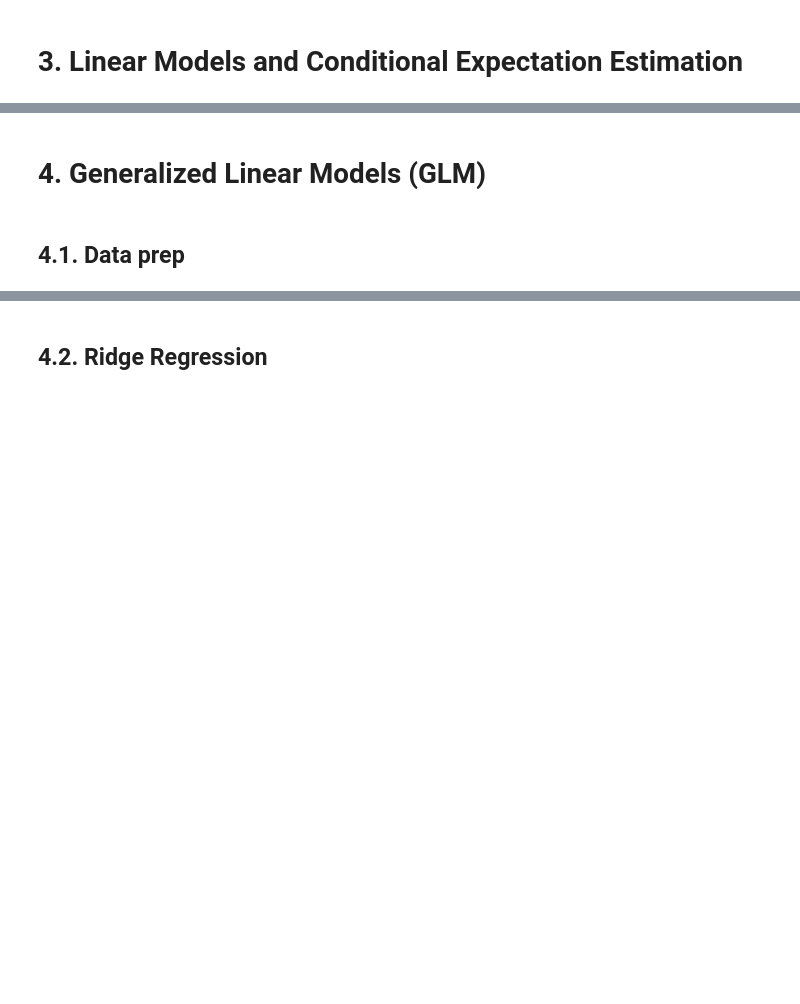
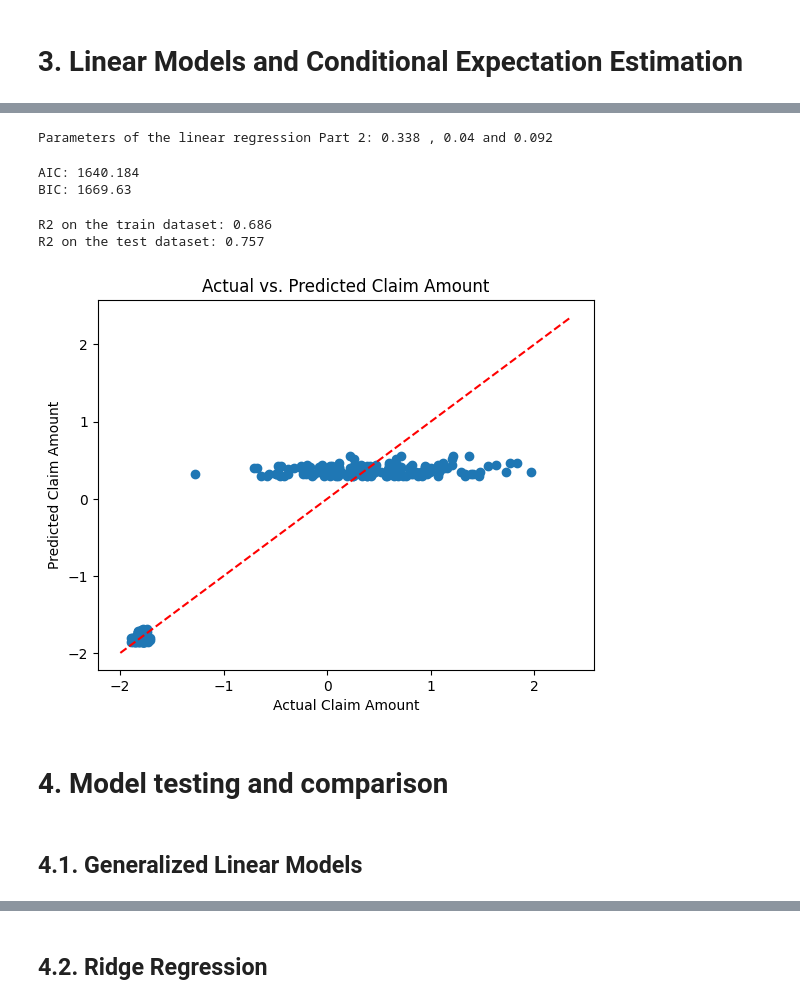
Before and after one commit to Regis0323/Module_1, a Jupyter notebook: Rurangwa_Assignment_Module_1.ipynb, the cells around one changed output, grey strips where cells are left out. Cells and saved outputs as stored; diff of their text form; code cells hidden in the pictures; blank space fills up the shorter version.

```diff
--- a/Rurangwa_Assignment_Module_1.ipynb
+++ b/Rurangwa_Assignment_Module_1.ipynb
@@ -355,0 +484,7 @@ X_train, X_test, y_train, y_test = train_test_split(X, y, test_size=0.2, random_
+# %%
+# Split the dataset into features and target variable
+X_2 = new_clean_data[['bodily_injuries','authorities_contacted_Other','property_damage_YES','incident_type_Parked Car','incident_type_Vehicle Theft']]
+x_2 = sm.add_constant(X_2)
+y_2 = new_clean_data['total_claim_amount']
+# Split the data into training and testing sets
+X_train_2, X_test_2, y_train_2, y_test_2 = train_test_split(x_2, y_2, test_size=0.2, random_state=23)
@@ -356,4 +519,45 @@ X_train, X_test, y_train, y_test = train_test_split(X, y, test_size=0.2, random_
+# %%
+model_LR_2= LinearRegression().fit(x_2, y_2)
+params_2 = np.append(model_LR_2.intercept_,model_LR_2.coef_)
+print("Parameters of the linear regression Part 2:", params_2[0].round(3), ",", params_2[2].round(3), "and", params_2[3].round(3))
+# %% [output]
+Parameters of the linear regression Part 2: 0.338 , 0.04 and 0.092
+# %%
+model_5 = sm.OLS(y_2, sm.add_constant(x_2)).fit()
+aic_value_2 = model_5.aic
+bic_value_2 = model_5.bic
+print("AIC:", round(aic_value_2, 3))
+print("BIC:", round(bic_value_2, 3))
+# %% [output]
+AIC: 1640.184
+BIC: 1669.63
+# %%
+#X_train = sm.add_constant(X_train)
+#X_test = sm.add_constant(X_test)
+
+model_p = sm.OLS(y_train_2, X_train_2).fit()
+y_pred_2 = model_p.predict(X_test_2)
+# %%
+R2_train_set_2 = model_p.rsquared
+R2_test_set_2 = r2_score(y_test_2, y_pred_2)
+
+# R2 on the train dataset
+print("R2 on the train dataset:", round(R2_train_set_2,3))
+# R2 on the test dataset
+print("R2 on the test dataset:", round(R2_test_set_2, 3))
+# %% [output]
+R2 on the train dataset: 0.686
+R2 on the test dataset: 0.757
+# %%
+plt.scatter(y_test_2, y_pred_2)
+plt.xlabel('Actual Claim Amount')
+plt.ylabel('Predicted Claim Amount')
+plt.title('Actual vs. Predicted Claim Amount')
+plt.plot([y.min(), y.max()], [y.min(), y.max()], color='red', linestyle='--')  # Line of equality
+plt.show()
+# %% [output]
+[figure, added]
+# %% [markdown]
+# 4. Model testing and comparison<a name="Testing"></a>
 # %% [markdown]
-# 4. Generalized Linear Models (GLM)<a name="GLM"></a>
+## 4.1. Generalized Linear Models<a name="GLM"></a>
-# %% [markdown]
-## 4.1. Data prep<a name="Data_prep"></a>
```
Also changed, not shown: parts of 23 cells of this notebook.
